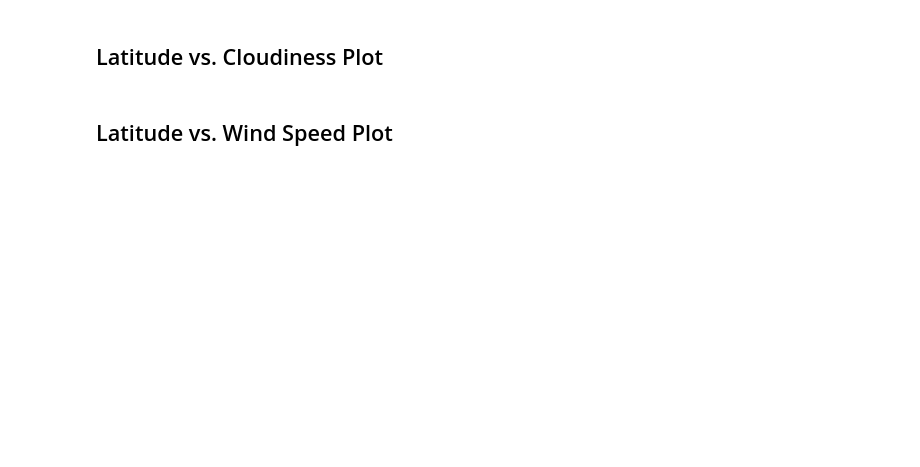
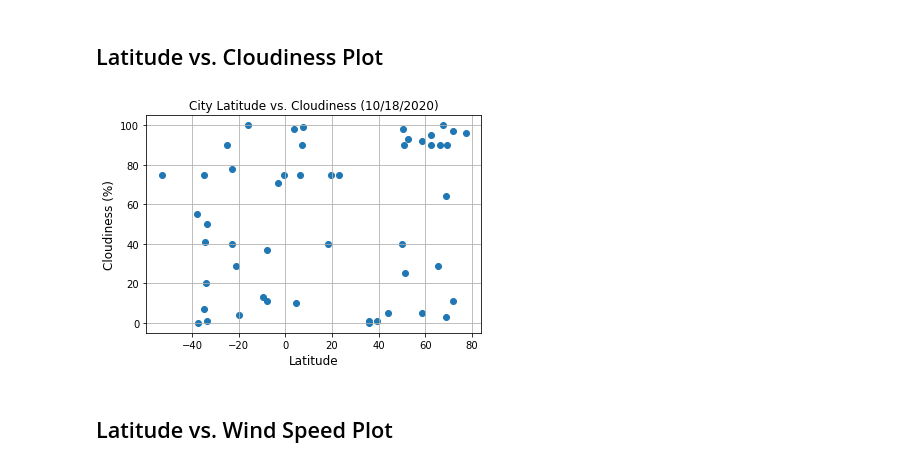
Before and after one commit to blt1339/python-api-challenge, a Jupyter notebook: WeatherPy/WeatherPy.ipynb, the cells around one changed output. Cells and saved outputs as stored; diff of their text form; code cells hidden in the pictures; blank space fills up the shorter version.

```diff
--- a/WeatherPy/WeatherPy.ipynb
+++ b/WeatherPy/WeatherPy.ipynb
@@ -216,4 +220,8 @@ city_plot(cleaned_city_df,'Max Temp','Maximum Temperature','Maximum Temperature
 # %% [markdown]
 ## Latitude vs. Cloudiness Plot
+# %%
+city_plot(cleaned_city_df,'Cloudiness','Cloudiness','Cloudiness (%)')
+# %% [output]
+[figure, added]
 # %% [markdown]
 ## Latitude vs. Wind Speed Plot
```
Also changed, not shown: parts of 6 cells of this notebook, 1 other file.
